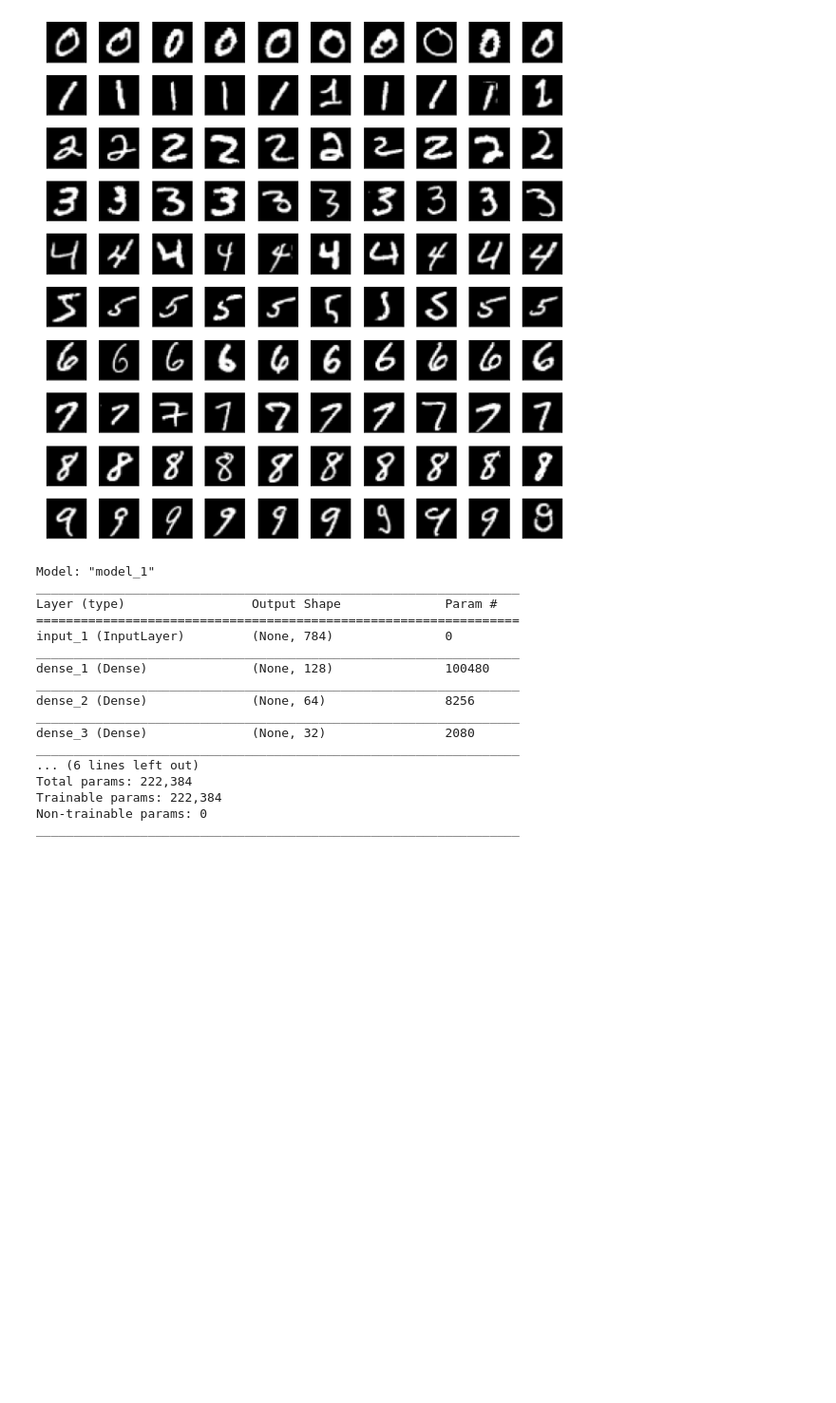
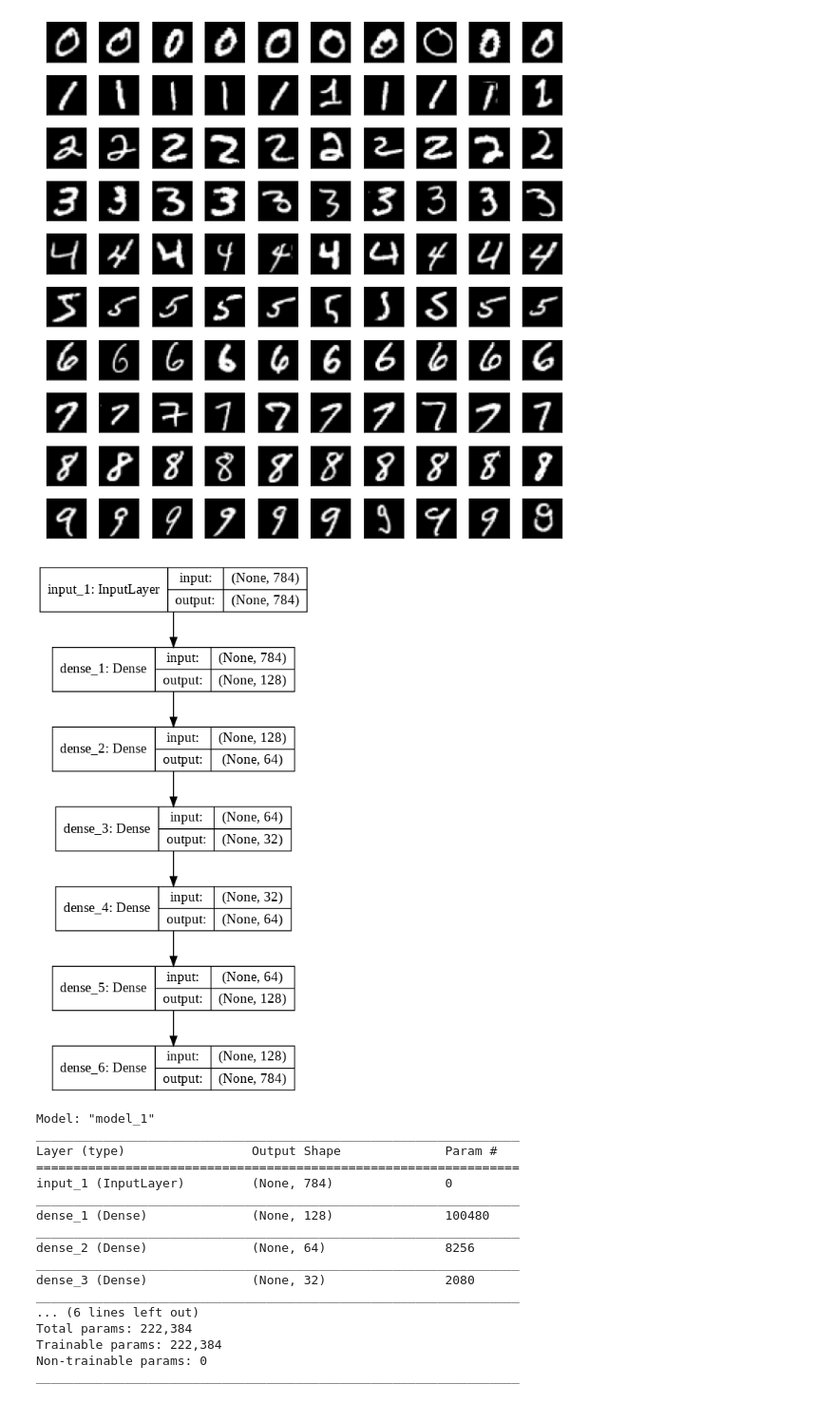
Before and after one commit to Lyra7417/Anomaly_Detection, a Jupyter notebook: Autoencoder_MNIST_keras.ipynb, the cells around one changed output. Shown: that part at 95% size. Saved outputs shown, nothing was run; the diff lists cells and outputs as text; code cells hidden in the pictures; blank space fills up the shorter version.

```diff
--- a/Autoencoder_MNIST_keras.ipynb
+++ b/Autoencoder_MNIST_keras.ipynb
@@ -50,18 +69,22 @@ x_test = x_test.reshape(x_test.shape[0], -1)
 # %%
 from keras.layers import Input, Dense
 from keras.models import Model
+from keras.utils.vis_utils import plot_model
 
 input_img = Input(shape=(784,))
 encoded = Dense(128, activation='relu')(input_img)
 encoded = Dense(64, activation='relu')(encoded)
 encoded = Dense(32, activation='relu')(encoded)
 
 decoded = Dense(64, activation='relu')(encoded)
 decoded = Dense(128, activation='relu')(decoded)
 decoded = Dense(784, activation='sigmoid')(decoded)
 
 autoencoder = Model(input=input_img, output=decoded)
 autoencoder.compile(optimizer='adadelta', loss='binary_crossentropy')
+plot_model(autoencoder, show_shapes=True)
+# %% [output]
+[figure, added]
 # %%
 autoencoder.summary()
 # %% [output]
```
Also changed, not shown: parts of 12 cells of this notebook.
